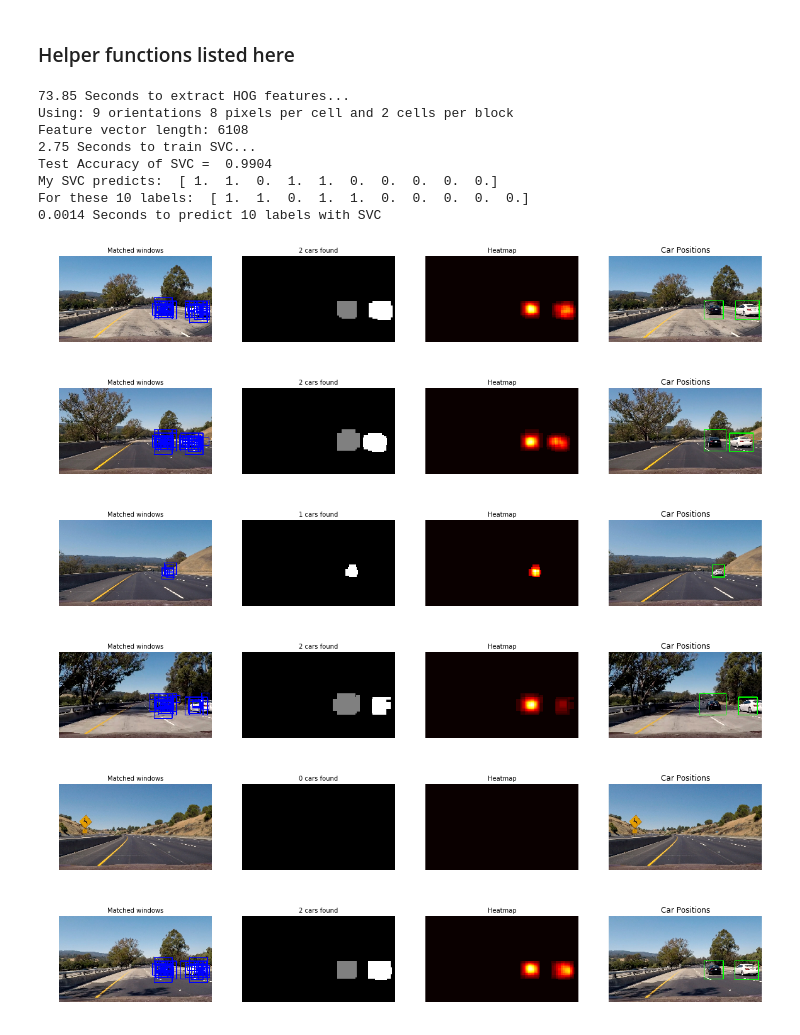
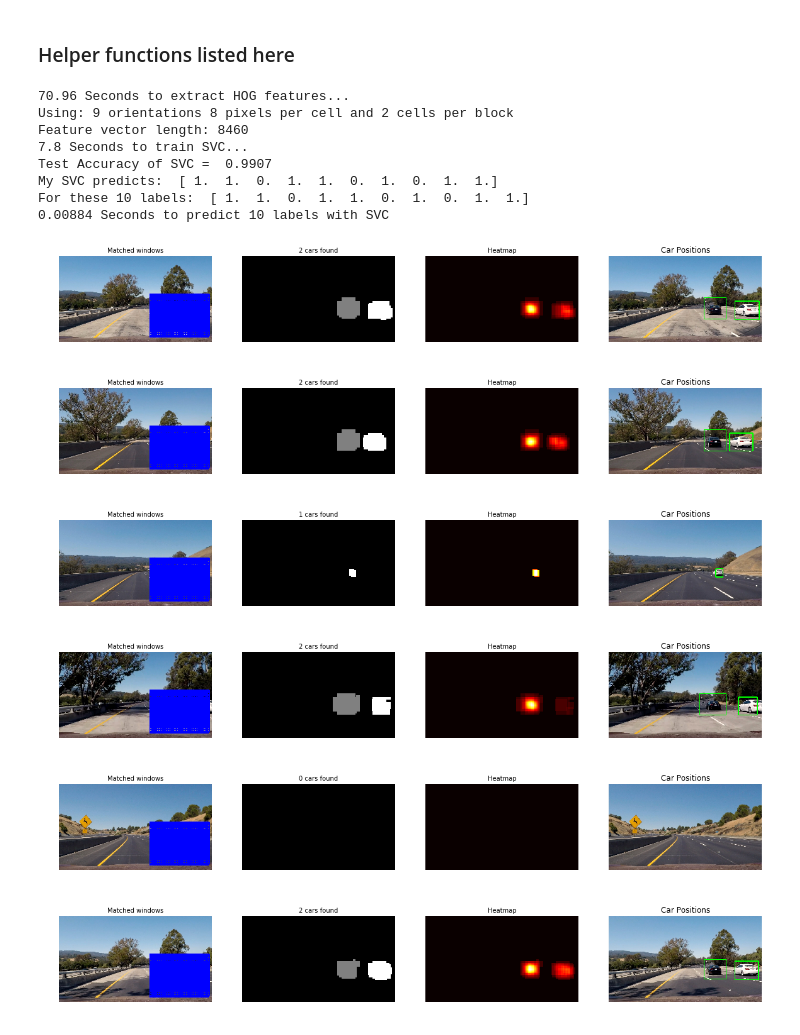
Before and after one commit to mahmud83/vehicle-detection-11, a Jupyter notebook: P5.ipynb, the cells around one changed output. Saved outputs shown, nothing was run; the diff lists cells and outputs as text; code cells hidden in the pictures.

Commit message:
WIP: Getting better accuracy, working on processing time

```diff
--- a/P5.ipynb
+++ b/P5.ipynb
@@ -162,7 +162,7 @@ class SearchandClassify(object):
             'xy_overlap' : (0.75, 0.8),
             'xy_window' : [64, 64],
             'window_sizes' : [60, 100, 150],
-            'heat_threshold' : 2
+            'heat_threshold' : 4
         }
         self.svc = svc
         self.X_scaler = X_scaler
@@ -273,8 +273,8 @@ my_params = {
         'cell_per_block' : 2,  # HOG cells per block
         'hog_channel' : 'ALL', # Can be 0, 1, 2, or "ALL"
 #         'spatial_size' : (32, 32),  # Spatial binning dimensions
-        'spatial_size' : (16, 16),
-        'hist_bins' : 16,   # Number of histogram bins
+        'spatial_size' : (32, 32),
+        'hist_bins' : 32,   # Number of histogram bins
         'spatial_feat' : True, # Spatial features on or off
         'hist_feat' : True, # Histogram features on or off
         'hog_feat' : True, # HOG features on or off
@@ -315,7 +315,6 @@ def train_classifier():
     # Define the labels vector
     y = np.hstack((np.ones(len(car_features)), np.zeros(len(notcar_features))))
 
-
     # Split up data into randomized training and test sets
     rand_state = np.random.randint(0, 100)
     X_train, X_test, y_train, y_test = train_test_split(
@@ -346,14 +345,14 @@ def train_classifier():
 svc, X_scaler = train_classifier()
 #     debug_run = 0
 # %% [output]
-73.85 Seconds to extract HOG features...
+70.96 Seconds to extract HOG features...
 Using: 9 orientations 8 pixels per cell and 2 cells per block
-Feature vector length: 6108
-2.75 Seconds to train SVC...
-Test Accuracy of SVC =  0.9904
-My SVC predicts:  [ 1.  1.  0.  1.  1.  0.  0.  0.  0.  0.]
-For these 10 labels:  [ 1.  1.  0.  1.  1.  0.  0.  0.  0.  0.]
-0.0014 Seconds to predict 10 labels with SVC
+Feature vector length: 8460
+7.8 Seconds to train SVC...
+Test Accuracy of SVC =  0.9907
+My SVC predicts:  [ 1.  1.  0.  1.  1.  0.  1.  0.  1.  1.]
+For these 10 labels:  [ 1.  1.  0.  1.  1.  0.  1.  0.  1.  1.]
+0.00884 Seconds to predict 10 labels with SVC
 # %%
 search_classify_obj = SearchandClassify(my_params, svc, X_scaler)
 
@@ -368,7 +367,7 @@ def test_pipeline(each_file, debug=False):
 
     windows = search_classify_obj.find_all_windows(image)
     hot_windows = search_classify_obj.search_windows(image, windows)
-    window_img = draw_boxes(image_copy, hot_windows, color=(0, 0, 255), thick=6)
+    window_img = draw_boxes(image_copy, windows, color=(0, 0, 255), thick=6)
 
     heat = np.zeros_like(image[:,:,0]).astype(np.float)
     # Add heat to each box in box list
@@ -384,37 +383,37 @@ def test_pipeline(each_file, debug=False):
         sp1.imshow(window_img)
         sp1.set_title('Matched windows', fontsize=10)
         sp1.axis('off')
 
         sp2.imshow(labels[0], cmap='gray')
         sp2.set_title('{} cars found'.format(labels[1]), fontsize=10)
         sp2.axis('off')
 
         sp3.imshow(heat, cmap='hot')
         sp3.set_title('Heatmap', fontsize=10)
         sp3.axis('off')
 
         sp4.imshow(result)
         sp4.set_title('Car Positions')
         sp4.axis('off')
     else:
         return result
 
 class_use = False
 
 for each_file in test_images:
     if class_use == False:
         test_pipeline(each_file, debug=True)
     else:
         image = mpimg.imread(each_file)
         result = search_classify_obj.process_frame(image)
         plt.imshow(result)
         plt.axis('off')
         plt.show()
 # %% [output]
-[figure, old version]
+[figure, new version]
-[figure, old version]
+[figure, new version]
-[figure, old version]
+[figure, new version]
-[figure, old version]
+[figure, new version]
-[figure, old version]
+[figure, new version]
-[figure, old version]
+[figure, new version]
 # %%
```
Also changed, not shown: parts of 1 cell of this notebook.
